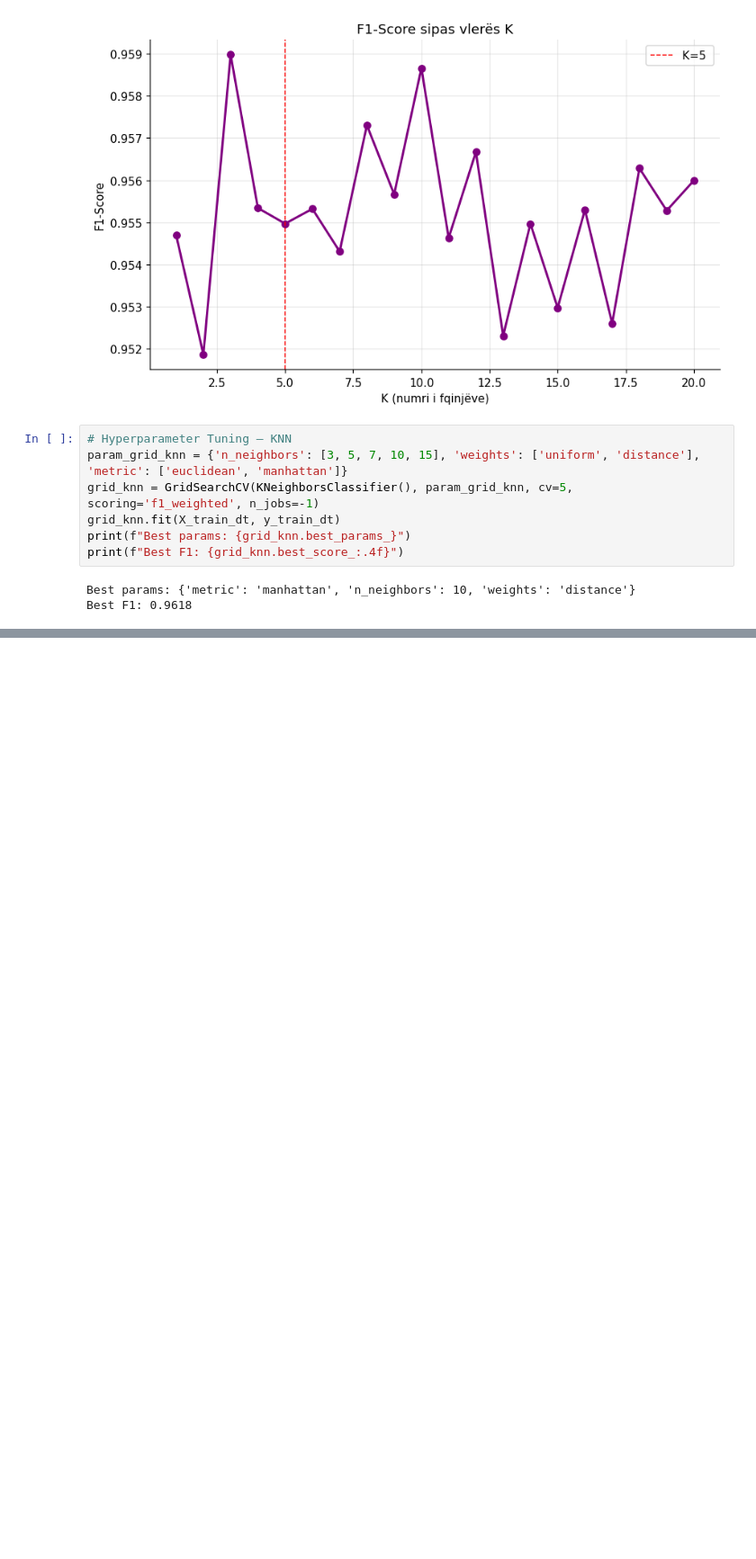
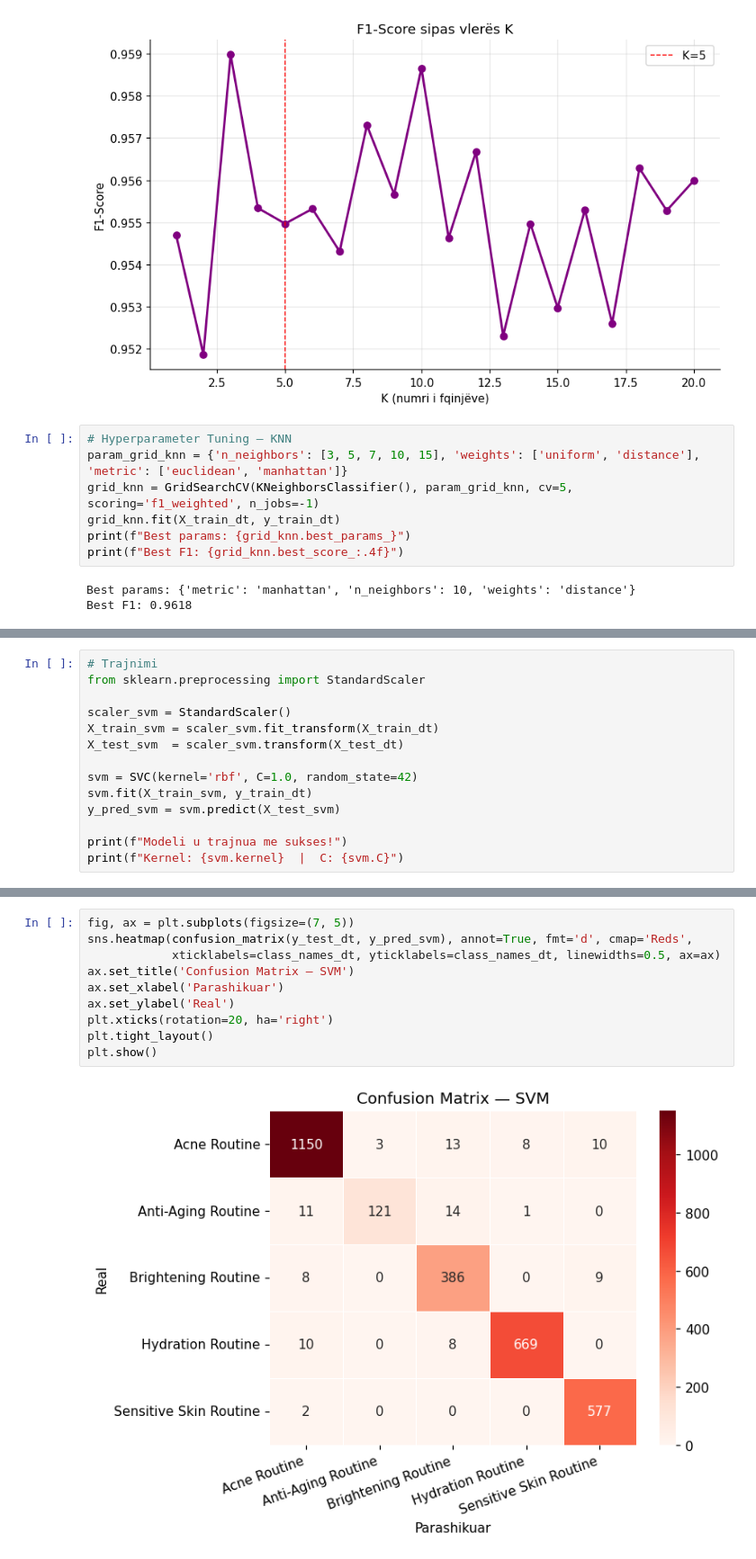
Before and after one commit to Sara587979/AI-Skincare-Personalization, a Jupyter notebook: skincare_ml.ipynb, the cells around one changed output, grey strips where cells are left out. Shown at 90% size. Saved outputs shown, nothing was run; the diff lists cells and outputs as text; blank space fills up the shorter version.

```diff
--- a/skincare_ml.ipynb
+++ b/skincare_ml.ipynb
@@ -924,0 +927,14 @@ Best F1: 0.9618
+# %%
+# Trajnimi
+from sklearn.preprocessing import StandardScaler
+
+scaler_svm = StandardScaler()
+X_train_svm = scaler_svm.fit_transform(X_train_dt)
+X_test_svm  = scaler_svm.transform(X_test_dt)
+
+svm = SVC(kernel='rbf', C=1.0, random_state=42)
+svm.fit(X_train_svm, y_train_dt)
+y_pred_svm = svm.predict(X_test_svm)
+
+print(f"Modeli u trajnua me sukses!")
+print(f"Kernel: {svm.kernel}  |  C: {svm.C}")
@@ -924,0 +968,12 @@ Best F1: 0.9618
+# %%
+fig, ax = plt.subplots(figsize=(7, 5))
+sns.heatmap(confusion_matrix(y_test_dt, y_pred_svm), annot=True, fmt='d', cmap='Reds',
+            xticklabels=class_names_dt, yticklabels=class_names_dt, linewidths=0.5, ax=ax)
+ax.set_title('Confusion Matrix — SVM')
+ax.set_xlabel('Parashikuar')
+ax.set_ylabel('Real')
+plt.xticks(rotation=20, ha='right')
+plt.tight_layout()
+plt.show()
+# %% [output]
+[figure, added]
```
Also changed, not shown: parts of 4 cells of this notebook.
